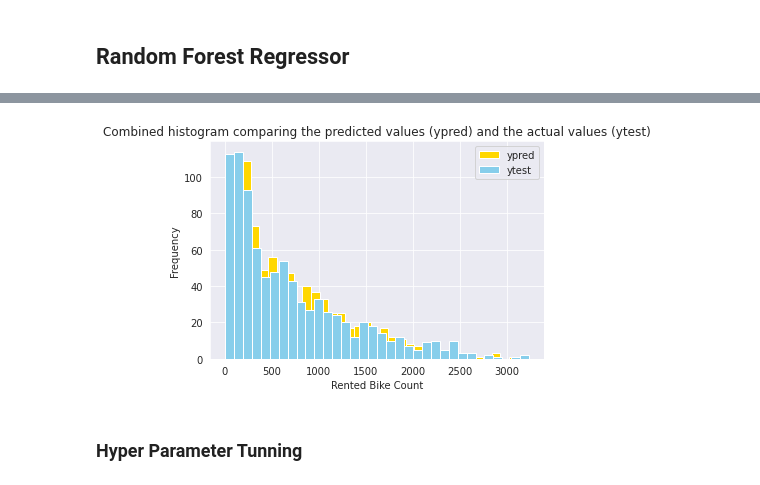
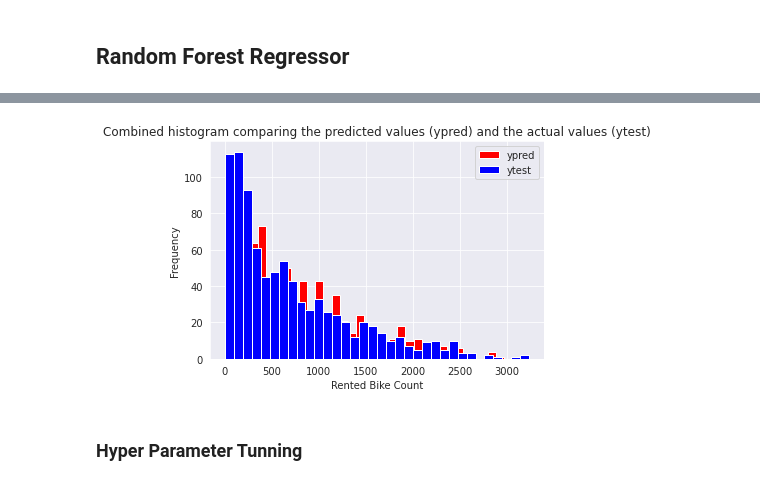
Before and after one commit to LikhithRam/Bike-demand-prediction, a Jupyter notebook: ML_Regression_Capstone__Project.ipynb, the cells around one changed output, grey strips where cells are left out. Cells and saved outputs as stored; diff of their text form; code cells hidden in the pictures.

```diff
--- a/ML_Regression_Capstone__Project.ipynb
+++ b/ML_Regression_Capstone__Project.ipynb
@@ -639,13 +632,13 @@ Adj R^2 -: 0.8910421912357908
 # %%
-plt.hist(ypred, bins=34, color = "gold")
-plt.hist(ytest, bins=34, color = 'skyblue')
+plt.hist(ypred, bins=34, color = "red")
+plt.hist(ytest, bins=34, color = 'blue')
 plt.legend(["ypred", "ytest"])
 plt.xlabel("Rented Bike Count")
 plt.ylabel("Frequency")
 plt.title("Combined histogram comparing the predicted values (ypred) and the actual values (ytest)")
 plt.show()
 # %% [output]
-[figure, old version]
+[figure, new version]
 # %% [markdown]
 ### Hyper Parameter Tunning
 # %%
```
Also changed, not shown: parts of 35 cells of this notebook.
